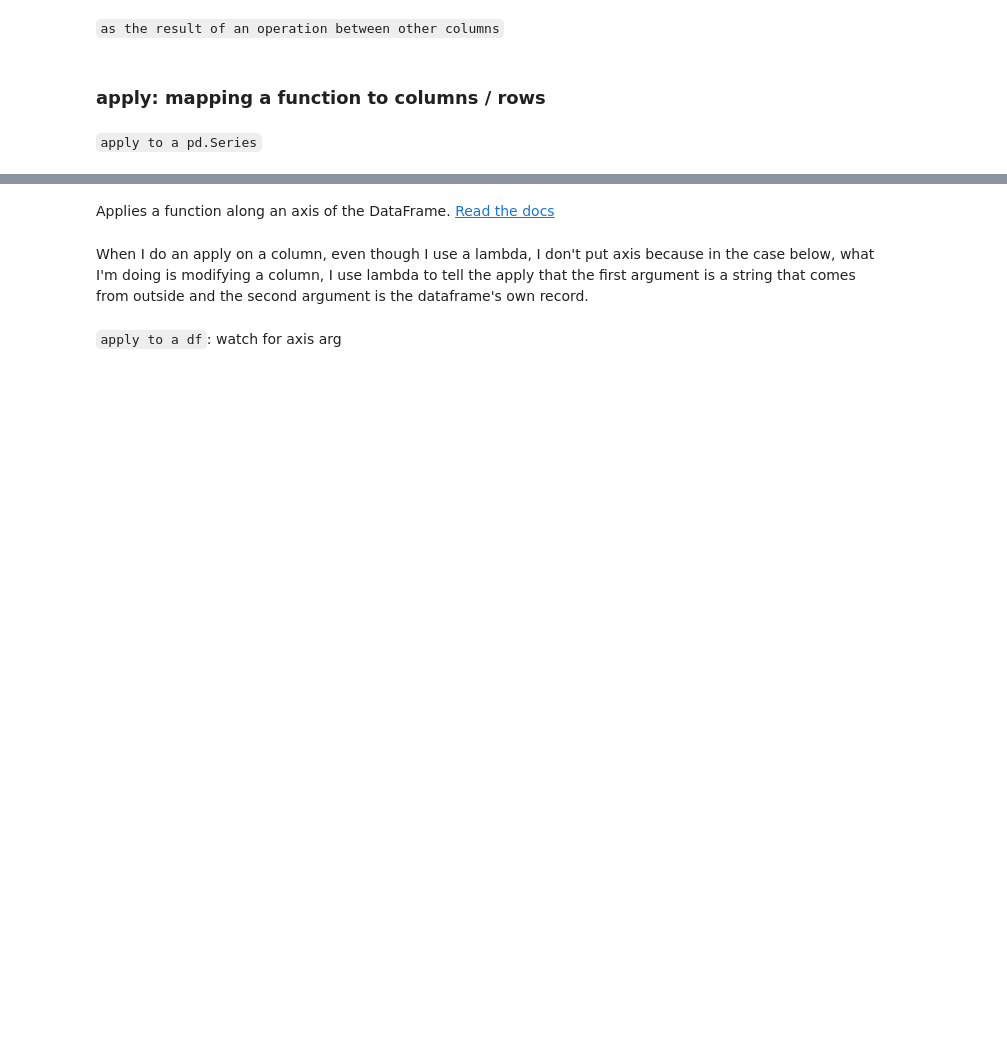
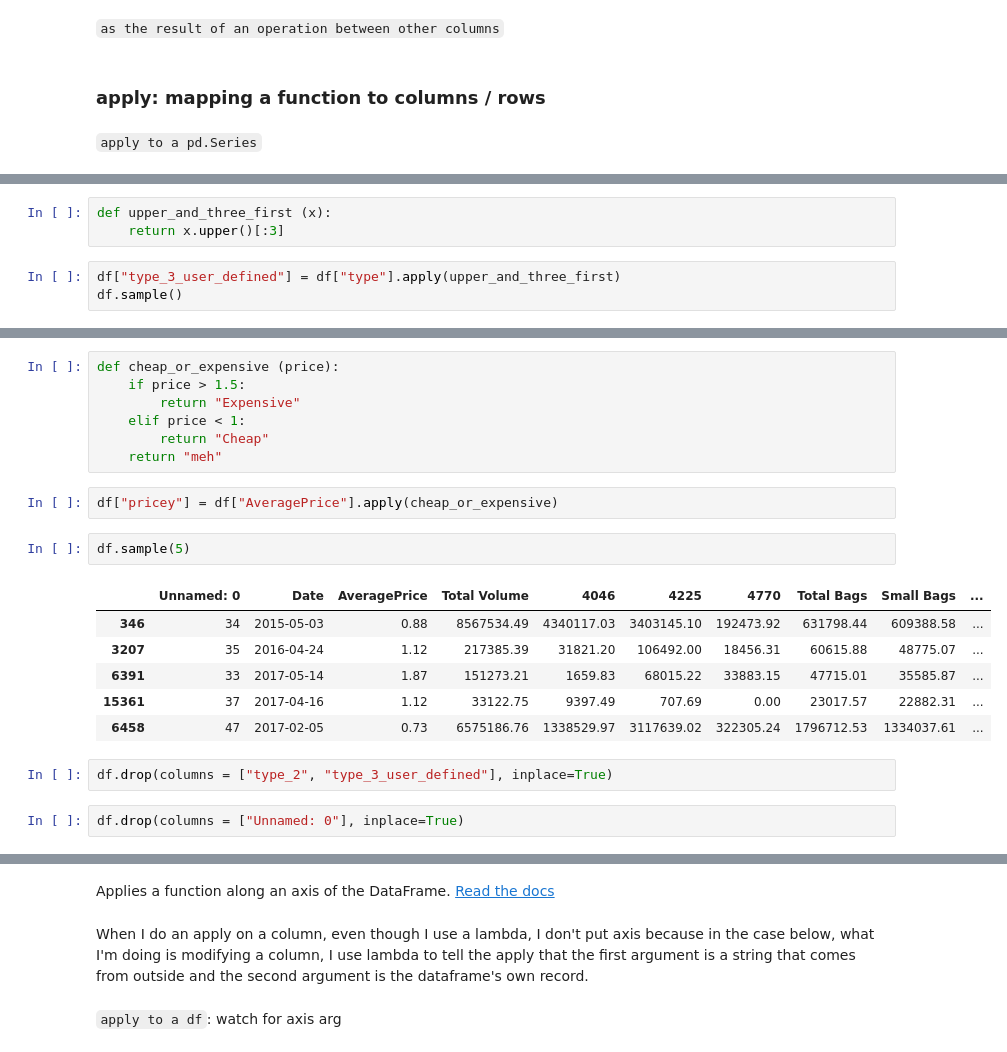
Before and after one commit to Ironhack-data-bcn-january-2024/lectures, a Jupyter notebook: week-2/3-Pandas II - Transformation.ipynb, the cells around one changed output, grey strips where cells are left out. Drawn from its saved outputs; the diff is of its cells as text; blank space fills up the shorter version.

```diff
--- a/week-2/3-Pandas II - Transformation.ipynb
+++ b/week-2/3-Pandas II - Transformation.ipynb
@@ -553,0 +862,6 @@ We will see it later, to analyze temporary series
+# %%
+def upper_and_three_first (x):
+    return x.upper()[:3]
+# %%
+df["type_3_user_defined"] = df["type"].apply(upper_and_three_first)
+df.sample()
@@ -553,0 +886,22 @@ We will see it later, to analyze temporary series
+# %%
+def cheap_or_expensive (price):
+    if price > 1.5:
+        return "Expensive"
+    elif price < 1:
+        return "Cheap"
+    return "meh"
+# %%
+df["pricey"] = df["AveragePrice"].apply(cheap_or_expensive)
+# %%
+df.sample(5)
+# %% [output]
+|  | Unnamed: 0 | Date | AveragePrice | Total Volume | 4046 | 4225 | 4770 | Total Bags | Small Bags | ... |
+| 346 | 34 | 2015-05-03 | 0.88 | 8567534.49 | 4340117.03 | 3403145.10 | 192473.92 | 631798.44 | 609388.58 | ... |
+| 3207 | 35 | 2016-04-24 | 1.12 | 217385.39 | 31821.20 | 106492.00 | 18456.31 | 60615.88 | 48775.07 | ... |
+| 6391 | 33 | 2017-05-14 | 1.87 | 151273.21 | 1659.83 | 68015.22 | 33883.15 | 47715.01 | 35585.87 | ... |
+| 15361 | 37 | 2017-04-16 | 1.12 | 33122.75 | 9397.49 | 707.69 | 0.00 | 23017.57 | 22882.31 | ... |
+| 6458 | 47 | 2017-02-05 | 0.73 | 6575186.76 | 1338529.97 | 3117639.02 | 322305.24 | 1796712.53 | 1334037.61 | ... |
+# %%
+df.drop(columns = ["type_2", "type_3_user_defined"], inplace=True)
+# %%
+df.drop(columns = ["Unnamed: 0"], inplace=True)
```
Also changed, not shown: parts of 128 cells of this notebook.
